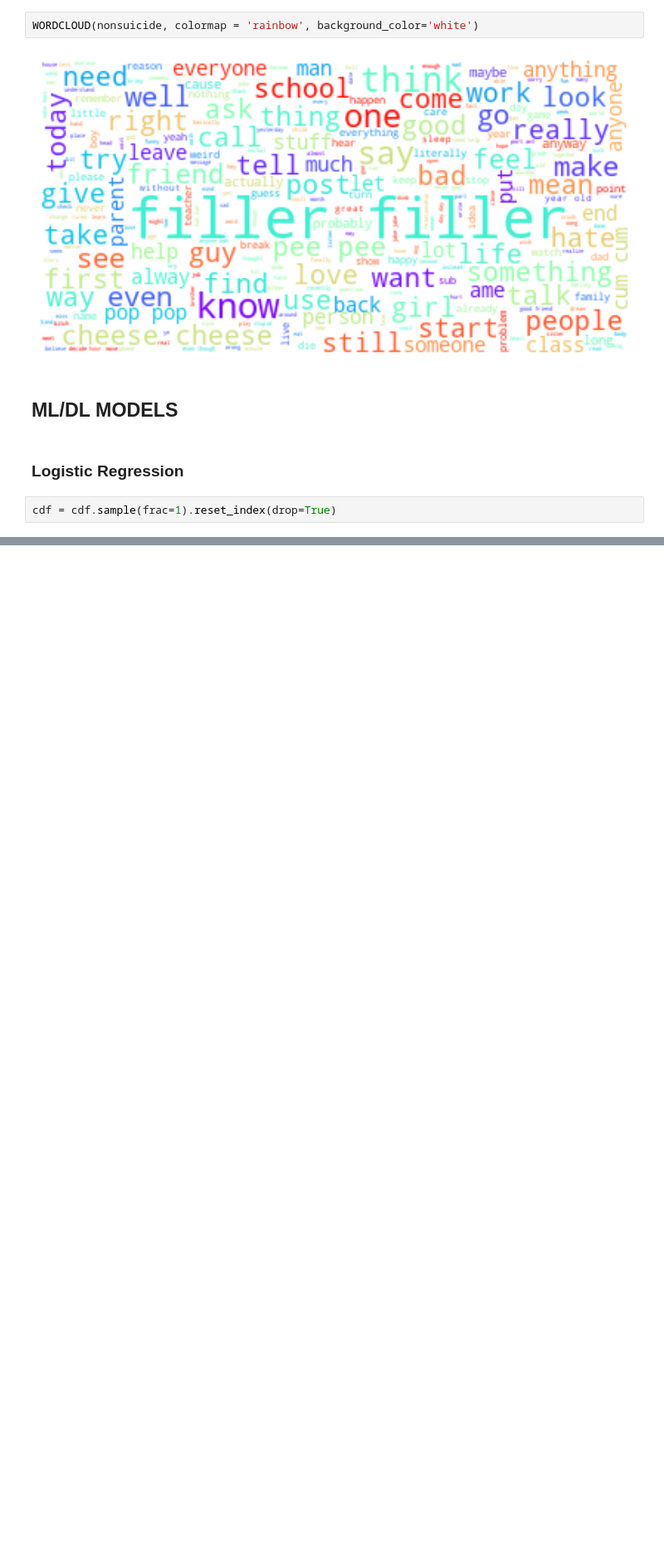
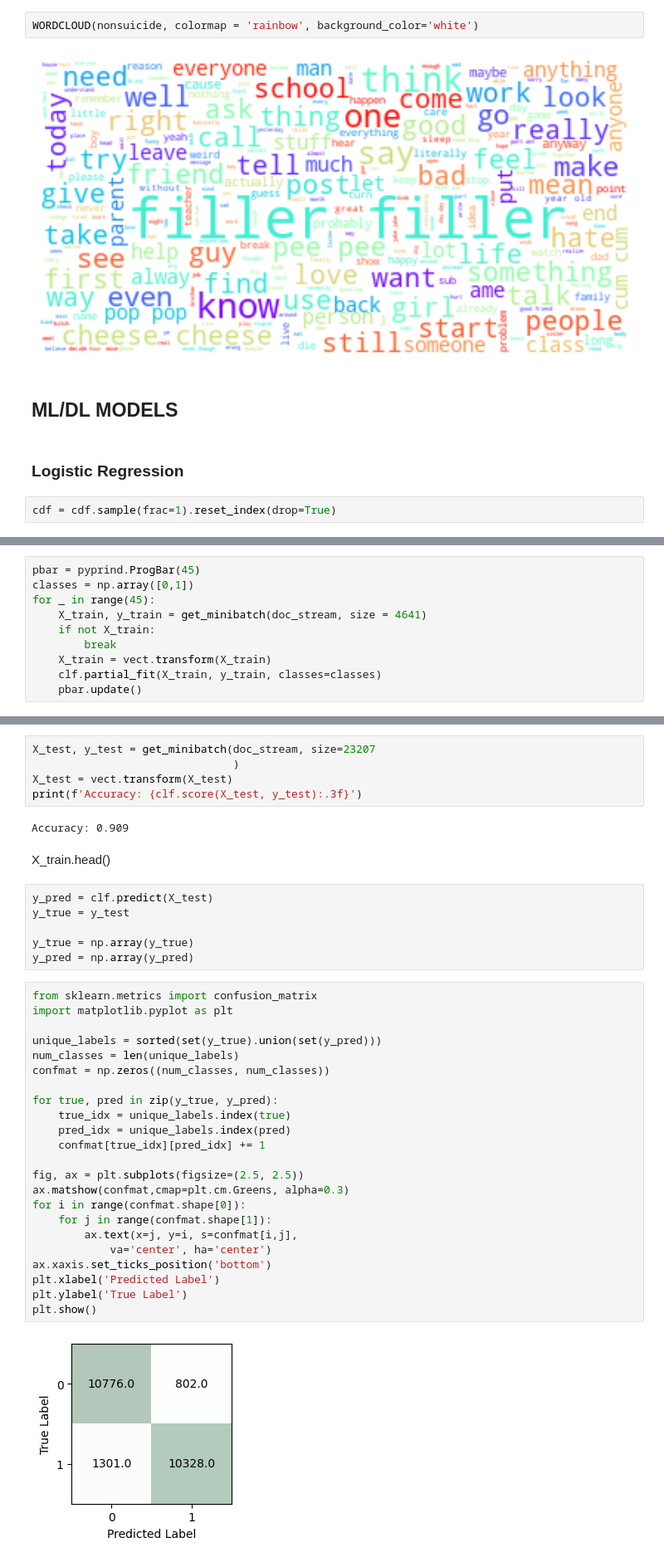
Before and after one commit to RReed637/Suicide-Risk, a Jupyter notebook: Notebook/SuicideWatch.ipynb, the cells around one changed output, grey strips where cells are left out. Shown at 83% size. Cells and saved outputs as stored; diff of their text form; blank space fills up the shorter version.

```diff
--- a/Notebook/SuicideWatch.ipynb
+++ b/Notebook/SuicideWatch.ipynb
@@ -478,0 +554,10 @@ y_test  = cdf.loc[116037:, 'class'].values
+# %%
+pbar = pyprind.ProgBar(45)
+classes = np.array([0,1])
+for _ in range(45):
+    X_train, y_train = get_minibatch(doc_stream, size = 4641)
+    if not X_train:
+        break
+    X_train = vect.transform(X_train)
+    clf.partial_fit(X_train, y_train, classes=classes)
+    pbar.update()
@@ -478,0 +567,40 @@ y_test  = cdf.loc[116037:, 'class'].values
+# %%
+X_test, y_test = get_minibatch(doc_stream, size=23207
+                               )
+X_test = vect.transform(X_test)
+print(f'Accuracy: {clf.score(X_test, y_test):.3f}')
+# %% [output]
+Accuracy: 0.909
+# %% [markdown]
+X_train.head()
+# %%
+y_pred = clf.predict(X_test)
+y_true = y_test
+
+y_true = np.array(y_true)
+y_pred = np.array(y_pred)
+# %%
+from sklearn.metrics import confusion_matrix
+import matplotlib.pyplot as plt
+
+unique_labels = sorted(set(y_true).union(set(y_pred)))
+num_classes = len(unique_labels)
+confmat = np.zeros((num_classes, num_classes))
+
+for true, pred in zip(y_true, y_pred):
+    true_idx = unique_labels.index(true)
+    pred_idx = unique_labels.index(pred)
+    confmat[true_idx][pred_idx] += 1
+
+fig, ax = plt.subplots(figsize=(2.5, 2.5))
+ax.matshow(confmat,cmap=plt.cm.Greens, alpha=0.3)
+for i in range(confmat.shape[0]):
+    for j in range(confmat.shape[1]):
+        ax.text(x=j, y=i, s=confmat[i,j],
+            va='center', ha='center')
+ax.xaxis.set_ticks_position('bottom')
+plt.xlabel('Predicted Label')
+plt.ylabel('True Label')
+plt.show()
+# %% [output]
+[figure, added]
```
Also changed, not shown: parts of 10 cells of this notebook.
